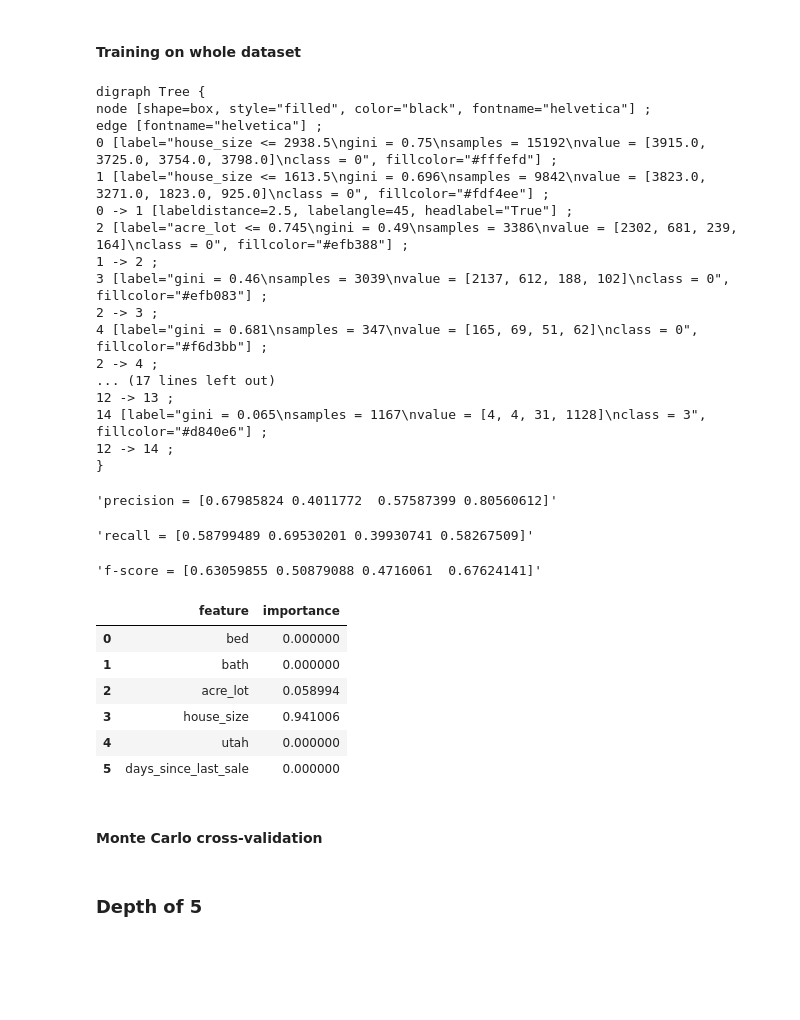
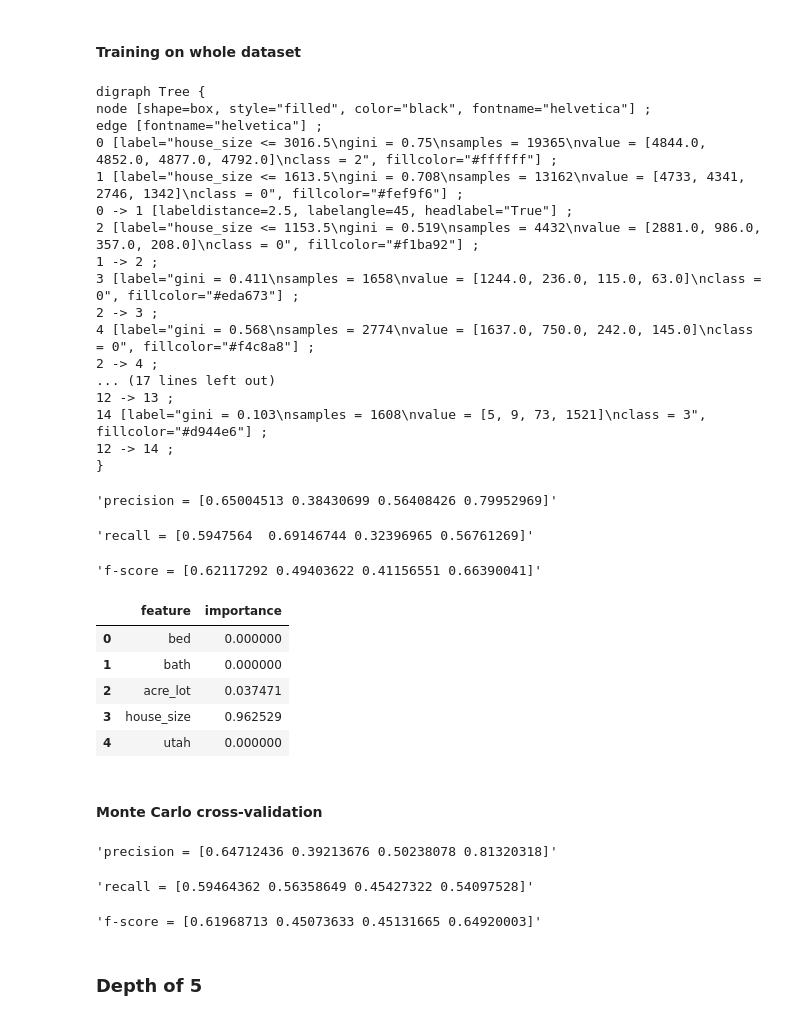
Before and after one commit to n8taylor/cs5830_project8, a Jupyter notebook: project8.ipynb, the cells around one changed output. Cells and saved outputs as stored; diff of their text form; code cells hidden in the pictures; blank space fills up the shorter version.

```diff
--- a/project8.ipynb
+++ b/project8.ipynb
@@ -34,6 +34,7 @@ from sklearn import tree
 df = pd.read_csv('realtor-data.csv')
 df = df[df['state'].isin(['Utah', 'Colorado'])]
 df = df.dropna()
-df = df.drop(df[df.status == 'sold'].index)
+print(f'This dataset includes houses sold as recently as {pd.to_datetime(df["prev_sold_date"]).max().date()}')
+# df = df.drop(df[df.status == 'sold'].index)
 df = df.reset_index(drop=True)
 df
@@ -83,7 +217,7 @@ df
 # %%
-df['prev_sold_date'] = pd.to_datetime(df['prev_sold_date'])
-df['days_since_last_sale'] = (pd.Timestamp.today() - df['prev_sold_date']).dt.days
-df
+# df['prev_sold_date'] = pd.to_datetime(df['prev_sold_date'])
+# df['days_since_last_sale'] = (pd.Timestamp.today() - df['prev_sold_date']).dt.days
+# df
 # %% [markdown]
 ## Decision Trees
 # %% [markdown]
@@ -92,7 +226,7 @@ df
 #### Training on whole dataset
 # %%
 # create a list of feature columns
-feature_cols = ['bed', 'bath', 'acre_lot', 'house_size', 'utah', 'days_since_last_sale']
+feature_cols = ['bed', 'bath', 'acre_lot', 'house_size', 'utah',]# 'days_since_last_sale']
 
 # define X and y
 X = df[feature_cols]
@@ -105,51 +239,50 @@ treeclf.fit(X.values, y)
 dot = tree.export_graphviz(treeclf, out_file=None,
                                     feature_names=feature_cols,
                                     class_names=['0', '1', '2', '3'], filled = True)
 
 # output dot code to copy/paste into https://dreampuf.github.io/GraphvizOnline
 print(dot)
 
 y_pred = treeclf.predict(X)
 
 p,r,f,s = precision_recall_fscore_support(y, y_pred, labels=[0, 1, 2, 3])
 display('precision = {}'.format(p))
 display('recall = {}'.format(r))
 display('f-score = {}'.format(f))
 
 pd.DataFrame({'feature':feature_cols, 'importance':treeclf.feature_importances_})
 # %% [output]
 digraph Tree {
 node [shape=box, style="filled", color="black", fontname="helvetica"] ;
 edge [fontname="helvetica"] ;
-0 [label="house_size <= 2938.5\ngini = 0.75\nsamples = 15192\nvalue = [3915.0, 3725.0, 3754.0, 3798.0]\nclass = 0", fillcolor="#fffefd"] ;
-1 [label="house_size <= 1613.5\ngini = 0.696\nsamples = 9842\nvalue = [3823.0, 3271.0, 1823.0, 925.0]\nclass = 0", fillcolor="#fdf4ee"] ;
+0 [label="house_size <= 3016.5\ngini = 0.75\nsamples = 19365\nvalue = [4844.0, 4852.0, 4877.0, 4792.0]\nclass = 2", fillcolor="#ffffff"] ;
+1 [label="house_size <= 1613.5\ngini = 0.708\nsamples = 13162\nvalue = [4733, 4341, 2746, 1342]\nclass = 0", fillcolor="#fef9f6"] ;
 0 -> 1 [labeldistance=2.5, labelangle=45, headlabel="True"] ;
-2 [label="acre_lot <= 0.745\ngini = 0.49\nsamples = 3386\nvalue = [2302, 681, 239, 164]\nclass = 0", fillcolor="#efb388"] ;
+2 [label="house_size <= 1153.5\ngini = 0.519\nsamples = 4432\nvalue = [2881.0, 986.0, 357.0, 208.0]\nclass = 0", fillcolor="#f1ba92"] ;
 1 -> 2 ;
-3 [label="gini = 0.46\nsamples = 3039\nvalue = [2137, 612, 188, 102]\nclass = 0", fillcolor="#efb083"] ;
+3 [label="gini = 0.411\nsamples = 1658\nvalue = [1244.0, 236.0, 115.0, 63.0]\nclass = 0", fillcolor="#eda673"] ;
 2 -> 3 ;
-4 [label="gini = 0.681\nsamples = 347\nvalue = [165, 69, 51, 62]\nclass = 0", fillcolor="#f6d3bb"] ;
+4 [label="gini = 0.568\nsamples = 2774\nvalue = [1637.0, 750.0, 242.0, 145.0]\nclass = 0", fillcolor="#f4c8a8"] ;
 2 -> 4 ;
 ... (17 lines left out)
 12 -> 13 ;
-14 [label="gini = 0.065\nsamples = 1167\nvalue = [4, 4, 31, 1128]\nclass = 3", fillcolor="#d840e6"] ;
+14 [label="gini = 0.103\nsamples = 1608\nvalue = [5, 9, 73, 1521]\nclass = 3", fillcolor="#d944e6"] ;
 12 -> 14 ;
 }
-'precision = [0.67985824 0.4011772  0.57587399 0.80560612]'
+'precision = [0.65004513 0.38430699 0.56408426 0.79952969]'
-'recall = [0.58799489 0.69530201 0.39930741 0.58267509]'
+'recall = [0.5947564  0.69146744 0.32396965 0.56761269]'
-'f-score = [0.63059855 0.50879088 0.4716061  0.67624141]'
+'f-score = [0.62117292 0.49403622 0.41156551 0.66390041]'
 |  | feature | importance |
 | 0 | bed | 0.000000 |
 | 1 | bath | 0.000000 |
-| 2 | acre_lot | 0.058994 |
-| 3 | house_size | 0.941006 |
+| 2 | acre_lot | 0.037471 |
+| 3 | house_size | 0.962529 |
 | 4 | utah | 0.000000 |
-| 5 | days_since_last_sale | 0.000000 |
 # %% [markdown]
 #### Monte Carlo cross-validation
 # %%
 # create a list of feature columns
-feature_cols = ['bed', 'bath', 'acre_lot', 'house_size', 'utah', 'days_since_last_sale']
+feature_cols = ['bed', 'bath', 'acre_lot', 'house_size', 'utah',]# 'days_since_last_sale']
 
 # define X and y
 X = df[feature_cols]
@@ -188,6 +321,10 @@ avgF /= len(scores['f'])
 display('precision = {}'.format(avgP))
 display('recall = {}'.format(avgR))
 display('f-score = {}'.format(avgF))
+# %% [output]
+'precision = [0.64712436 0.39213676 0.50238078 0.81320318]'
+'recall = [0.59464362 0.56358649 0.45427322 0.54097528]'
+'f-score = [0.61968713 0.45073633 0.45131665 0.64920003]'
 # %% [markdown]
 ### Depth of 5
 # %% [markdown]
```
Also changed, not shown: parts of 14 cells of this notebook.
